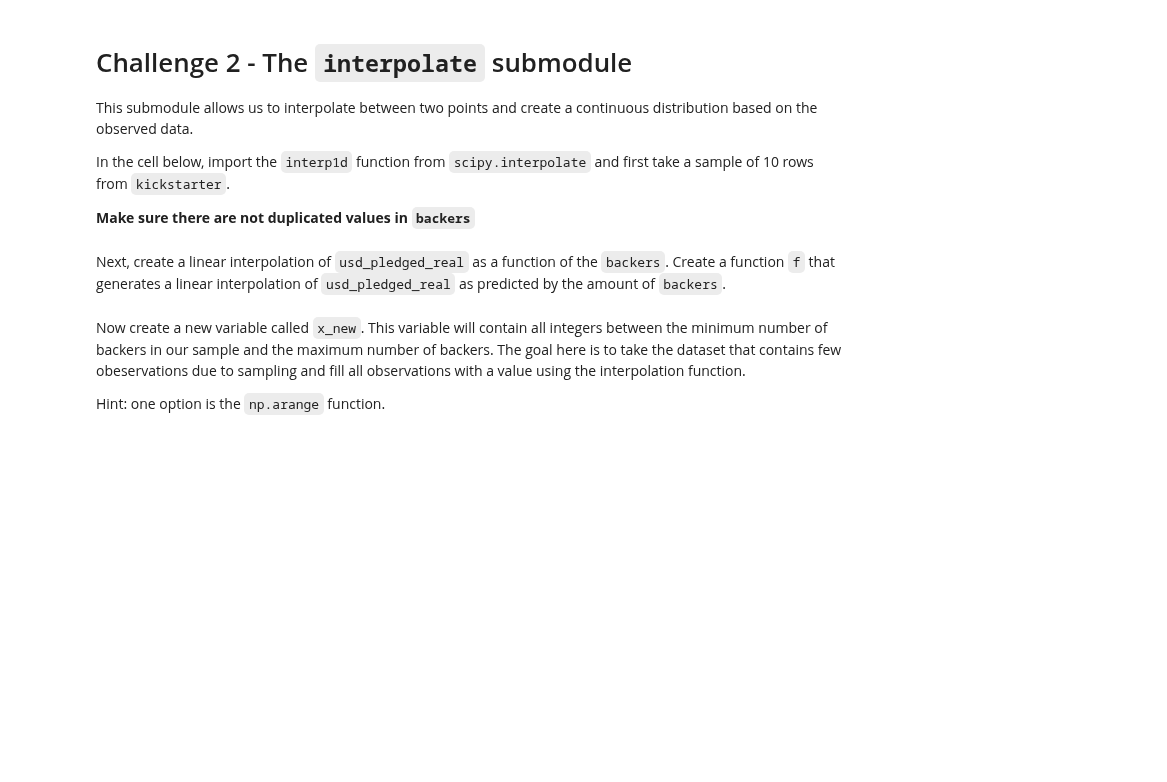
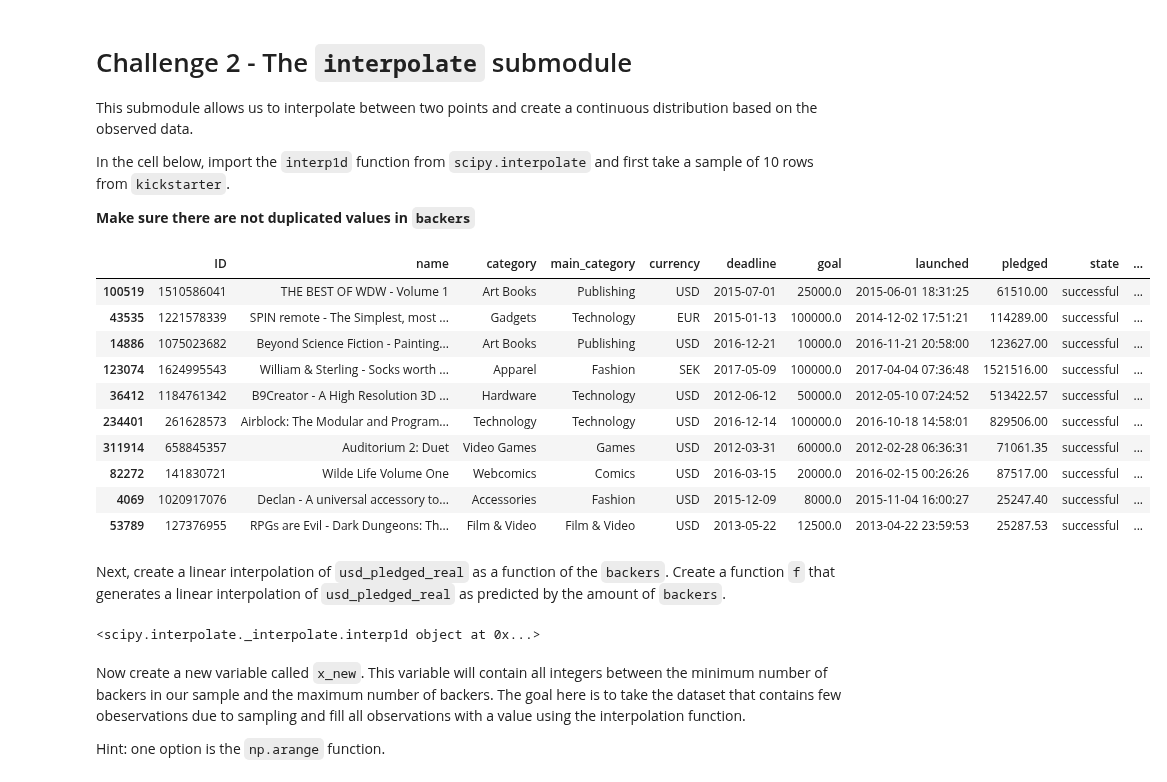
Before and after one commit to ta-data-lis/lab-intro-to-scipy, a Jupyter notebook: your-code/main.ipynb, the cells around one changed output. Drawn from its saved outputs; the diff is of its cells as text; code cells hidden in the pictures; blank space fills up the shorter version.

```diff
--- a/your-code/main.ipynb
+++ b/your-code/main.ipynb
@@ -11,6 +14,7 @@
 This submodule contains statistical functions for conducting hypothesis tests, producing various distributions and other useful tools. Let's examine this submodule using the KickStarter dataset. Load the data using the `ks-projects-201801.csv` file
 # %%
 # Your code here:
+kickstarter = pd.read_csv("ks-projects-201801.csv")
 # %% [markdown]
 Now print the `head` function to examine the dataset.
 # %%
@@ -39,0 +105,6 @@ Let's perform Fisher's exact test on our KickStarter data. We intend to test the
+# %%
+# Your code here:
+
+kickstarter["goal_met"] = np.where(kickstarter["usd_pledged_real"] > kickstarter["usd_goal_real"], 1, 0)
+
+kickstarter.head(1)
@@ -43,0 +116,5 @@ Next, create a column that checks whether the currency of the project is in US D
+# %%
+# Your code here:
+
+kickstarter["usd"] = np.where(kickstarter["currency"] == "USD", 1, 0)
+kickstarter.head(1)
@@ -49,0 +128,12 @@ Import the `fisher_exact` function from `scipy.stats` and conduct the hypothesis
+# %%
+# Your code here:
+kickstarter["goal_met"] = np.where(kickstarter["usd_pledged_real"] > kickstarter['usd_goal_real'], 1, 0)
+kickstarter["usd"] = np.where(kickstarter["currency"] == "USD", 1, 0)
+
+contingency_table = pd.crosstab(kickstarter["goal_met"], kickstarter["usd"])
+
+odds_ratio, p_value = fisher_exact(contingency_table)
+
+# Display the odds ratio and p-value
+print("Odds Ratio:", odds_ratio)
+print("p-value:", p_value)
@@ -60,2 +151,21 @@ In the cell below, import the `interp1d` function from `scipy.interpolate` and f
+# %%
+# Your code here:
+kickstarter = kickstarter.drop_duplicates(subset=["backers"])
+
+sample = kickstarter.sample(10)
+
+display(sample)
+# %% [output]
+|  | ID | name | category | main_category | currency | deadline | goal | launched | pledged | state | ... |
+| 100519 | 1510586041 | THE BEST OF WDW - Volume 1 | Art Books | Publishing | USD | 2015-07-01 | 25000.0 | 2015-06-01 18:31:25 | 61510.00 | successful | ... |
+| 43535 | 1221578339 | SPIN remote - The Simplest, most ... | Gadgets | Technology | EUR | 2015-01-13 | 100000.0 | 2014-12-02 17:51:21 | 114289.00 | successful | ... |
+| 14886 | 1075023682 | Beyond Science Fiction - Painting... | Art Books | Publishing | USD | 2016-12-21 | 10000.0 | 2016-11-21 20:58:00 | 123627.00 | successful | ... |
+| 123074 | 1624995543 | William & Sterling - Socks worth ... | Apparel | Fashion | SEK | 2017-05-09 | 100000.0 | 2017-04-04 07:36:48 | 1521516.00 | successful | ... |
+| 36412 | 1184761342 | B9Creator - A High Resolution 3D ... | Hardware | Technology | USD | 2012-06-12 | 50000.0 | 2012-05-10 07:24:52 | 513422.57 | successful | ... |
+| 234401 | 261628573 | Airblock: The Modular and Program... | Technology | Technology | USD | 2016-12-14 | 100000.0 | 2016-10-18 14:58:01 | 829506.00 | successful | ... |
+| 311914 | 658845357 | Auditorium 2: Duet | Video Games | Games | USD | 2012-03-31 | 60000.0 | 2012-02-28 06:36:31 | 71061.35 | successful | ... |
+| 82272 | 141830721 | Wilde Life Volume One | Webcomics | Comics | USD | 2016-03-15 | 20000.0 | 2016-02-15 00:26:26 | 87517.00 | successful | ... |
+| 4069 | 1020917076 | Declan - A universal accessory to... | Accessories | Fashion | USD | 2015-12-09 | 8000.0 | 2015-11-04 16:00:27 | 25247.40 | successful | ... |
+| 53789 | 127376955 | RPGs are Evil - Dark Dungeons: Th... | Film & Video | Film & Video | USD | 2013-05-22 | 12500.0 | 2013-04-22 23:59:53 | 25287.53 | successful | ... |
 # %% [markdown]
 Next, create a linear interpolation of `usd_pledged_real` as a function of the `backers`. Create a function `f` that generates a linear interpolation of `usd_pledged_real` as predicted by the amount of `backers`.
@@ -64,3 +172,12 @@ Next, create a linear interpolation of `usd_pledged_real` as a function of the `
+# %%
+# Your code here:
+
+from scipy.interpolate import interp1d
+
+f = interp1d(sample["backers"], sample["usd_pledged_real"])
+print(f)
+# %% [output]
+<scipy.interpolate._interpolate.interp1d object at 0x...>
 # %% [markdown]
 Now create a new variable called `x_new`. This variable will contain all integers between the minimum number of backers in our sample and the maximum number of backers. The goal here is to take the dataset that contains few obeservations due to sampling and fill all observations with a value using the interpolation function.
 
```
Also changed, not shown: parts of 23 cells of this notebook, 1 other file.
